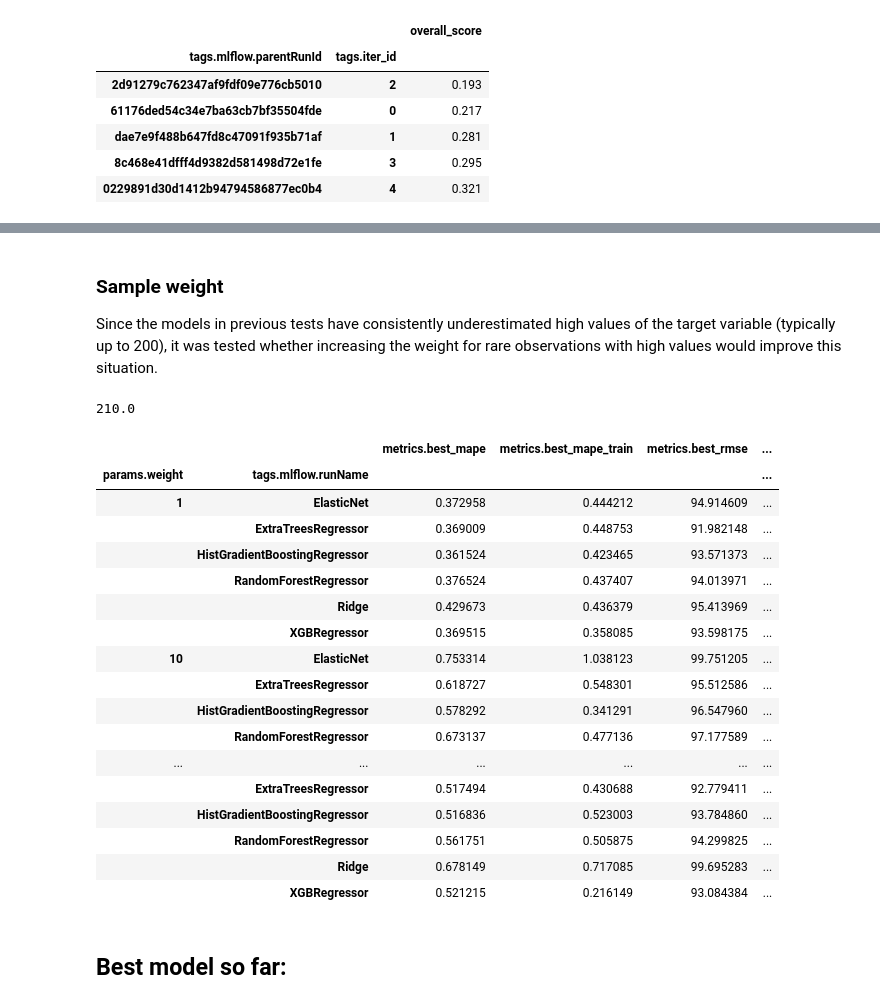
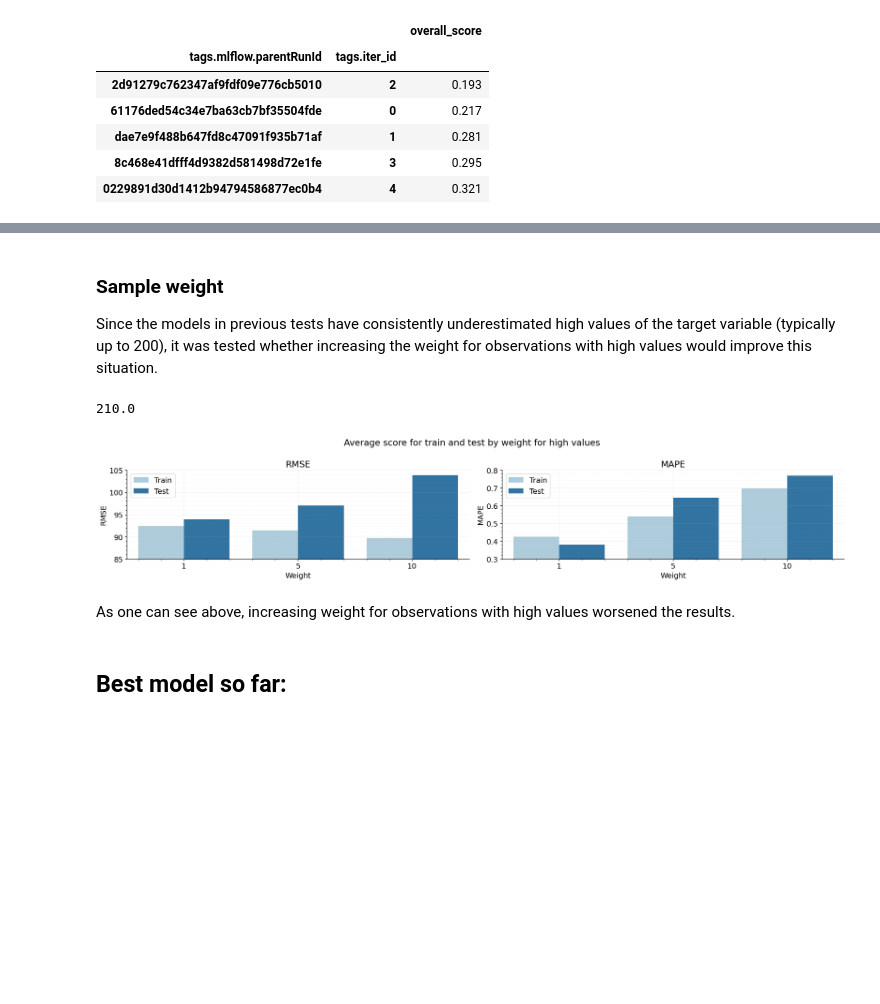
Before and after one commit to k-katarzyna/Appliances_Energy_Prediction, a Jupyter notebook: Appliances_energy_prediction/1_experiments.ipynb, the cells around one changed output, grey strips where cells are left out. Drawn from its saved outputs; the diff is of its cells as text; code cells hidden in the pictures; blank space fills up the shorter version.

```diff
--- a/Appliances_energy_prediction/1_experiments.ipynb
+++ b/Appliances_energy_prediction/1_experiments.ipynb
@@ -335,7 +338,7 @@ time_series_split(tss, X_train_tree)
 # %% [markdown]
 ### Sample weight
 
-Since the models in previous tests have consistently underestimated high values of the target variable (typically up to 200), it was tested whether increasing the weight for rare observations with high values would improve this situation.
+Since the models in previous tests have consistently underestimated high values of the target variable (typically up to 200), it was tested whether increasing the weight for observations with high values would improve this situation.
 # %%
 np.quantile(y_train, 0.90)
 # %% [output]
@@ -406,31 +409,17 @@ for weight in weights:
 # %%
 last_runs = os.listdir("mlruns/1")
 runs = mlflow.search_runs(experiment_ids=["1"])
-filtered_runs = runs[runs.apply(lambda x: x.isin(lista)).any(axis=1)]
+filtered_runs = runs[runs.apply(lambda x: x.isin(last_runs)).any(axis=1)]
 
-filtered_runs = filtered_runs.groupby(["params.weight", "tags.mlflow.runName"])[['metrics.best_mape', 'metrics.best_mape_train',
-                                                                                 'metrics.best_rmse', 'metrics.best_rmse_train',
-                                                                                 'metrics.best_mae', 'metrics.best_mae_train']].mean()
-filtered_runs
+filtered_runs = filtered_runs.groupby(["params.weight"])[['metrics.best_mape', 'metrics.best_mape_train',
+                                                          'metrics.best_rmse', 'metrics.best_rmse_train',
+                                                          'metrics.best_mae', 'metrics.best_mae_train']].mean().reset_index()
+
+scores_for_weights(filtered_runs)
 # %% [output]
-|  |  | metrics.best_mape | metrics.best_mape_train | metrics.best_rmse | ... |
-| params.weight | tags.mlflow.runName |  |  |  | ... |
-| 1 | ElasticNet | 0.372958 | 0.444212 | 94.914609 | ... |
-|  | ExtraTreesRegressor | 0.369009 | 0.448753 | 91.982148 | ... |
-|  | HistGradientBoostingRegressor | 0.361524 | 0.423465 | 93.571373 | ... |
-|  | RandomForestRegressor | 0.376524 | 0.437407 | 94.013971 | ... |
-|  | Ridge | 0.429673 | 0.436379 | 95.413969 | ... |
-|  | XGBRegressor | 0.369515 | 0.358085 | 93.598175 | ... |
-| 10 | ElasticNet | 0.753314 | 1.038123 | 99.751205 | ... |
-|  | ExtraTreesRegressor | 0.618727 | 0.548301 | 95.512586 | ... |
-|  | HistGradientBoostingRegressor | 0.578292 | 0.341291 | 96.547960 | ... |
-|  | RandomForestRegressor | 0.673137 | 0.477136 | 97.177589 | ... |
-| ... | ... | ... | ... | ... | ... |
-|  | ExtraTreesRegressor | 0.517494 | 0.430688 | 92.779411 | ... |
-|  | HistGradientBoostingRegressor | 0.516836 | 0.523003 | 93.784860 | ... |
-|  | RandomForestRegressor | 0.561751 | 0.505875 | 94.299825 | ... |
-|  | Ridge | 0.678149 | 0.717085 | 99.695283 | ... |
-|  | XGBRegressor | 0.521215 | 0.216149 | 93.084384 | ... |
+[figure, added]
+# %% [markdown]
+As one can see above, increasing weight for observations with high values worsened the results.
 # %% [markdown]
 ## Best model so far:
 # %%
```
Also changed, not shown: parts of 22 cells of this notebook.
